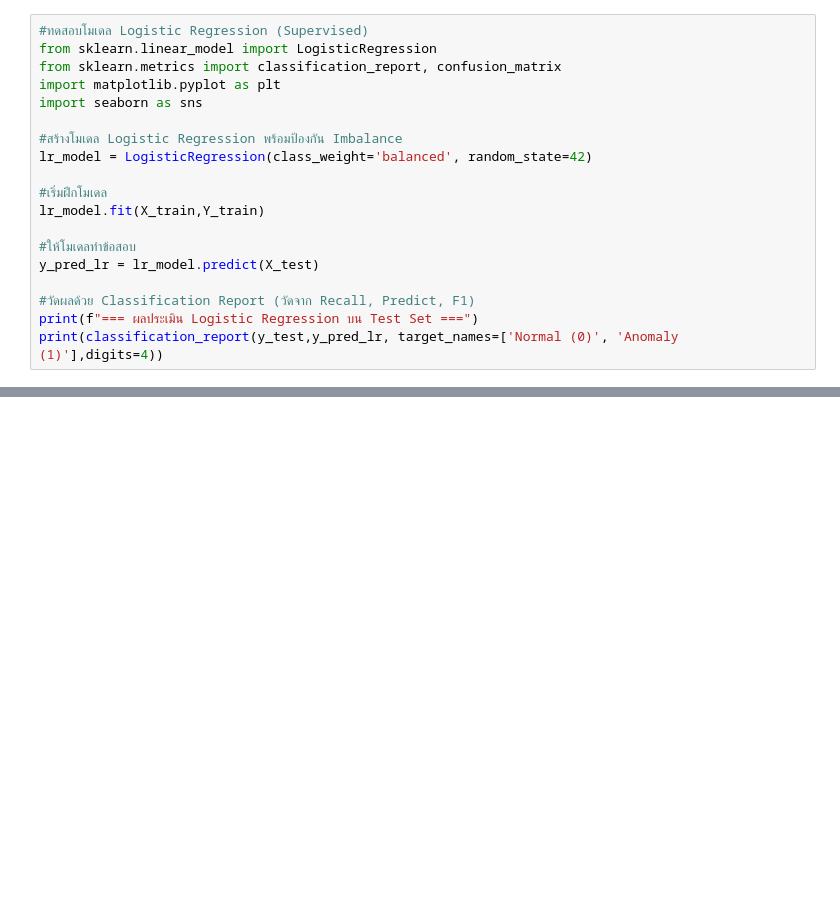
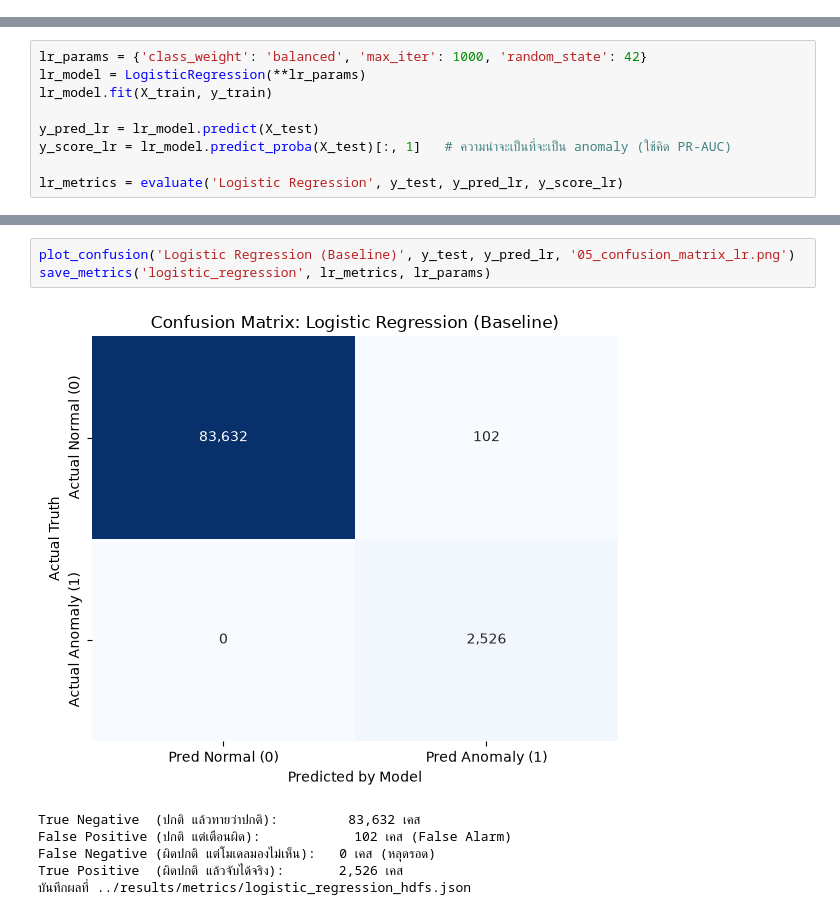
Before and after one commit to STARoM00N/LAD_CS461_427A, a Jupyter notebook: notebooks/03_baseline_models.ipynb, the cells around one changed output, grey strips where cells are left out. Saved outputs shown, nothing was run; the diff lists cells and outputs as text; blank space fills up the shorter version.

```diff
--- a/notebooks/03_baseline_models.ipynb
+++ b/notebooks/03_baseline_models.ipynb
@@ -67,19 +99,0 @@ X_test:  (300, 16)  -> (จำนวน Session: 300,  จำนวน Event Typ
-# %%
-#ทดสอบโมเดล Logistic Regression (Supervised)
-from sklearn.linear_model import LogisticRegression
-from sklearn.metrics import classification_report, confusion_matrix
-import matplotlib.pyplot as plt
-import seaborn as sns
-
-#สร้างโมเดล Logistic Regression พร้อมป้องกัน Imbalance
-lr_model = LogisticRegression(class_weight='balanced', random_state=42)
-
-#เริ่มฝึกโมเดล
-lr_model.fit(X_train,Y_train)
-
-#ให้โมเดลทำข้อสอบ
-y_pred_lr = lr_model.predict(X_test)
-
-#วัดผลด้วย Classification Report (วัดจาก Recall, Predict, F1)
-print(f"=== ผลประเมิน Logistic Regression บน Test Set ===")
-print(classification_report(y_test,y_pred_lr, target_names=['Normal (0)', 'Anomaly (1)'],digits=4))
@@ -158,0 +160,9 @@ weighted avg     0.9342    0.9600    0.9469       300
+# %%
+lr_params = {'class_weight': 'balanced', 'max_iter': 1000, 'random_state': 42}
+lr_model = LogisticRegression(**lr_params)
+lr_model.fit(X_train, y_train)
+
+y_pred_lr = lr_model.predict(X_test)
+y_score_lr = lr_model.predict_proba(X_test)[:, 1]   # ความน่าจะเป็นที่จะเป็น anomaly (ใช้คิด PR-AUC)
+
+lr_metrics = evaluate('Logistic Regression', y_test, y_pred_lr, y_score_lr)
@@ -158,0 +179,10 @@ weighted avg     0.9342    0.9600    0.9469       300
+# %%
+plot_confusion('Logistic Regression (Baseline)', y_test, y_pred_lr, '05_confusion_matrix_lr.png')
+save_metrics('logistic_regression', lr_metrics, lr_params)
+# %% [output]
+[figure, added]
+True Negative  (ปกติ แล้วทายว่าปกติ):         83,632 เคส
+False Positive (ปกติ แต่เตือนผิด):            102 เคส (False Alarm)
+False Negative (ผิดปกติ แต่โมเดลมองไม่เห็น):   0 เคส (หลุดรอด)
+True Positive  (ผิดปกติ แล้วจับได้จริง):       2,526 เคส
+บันทึกผลที่ ../results/metrics/logistic_regression_hdfs.json
```
Also changed, not shown: parts of 18 cells of this notebook, 9 other files.
